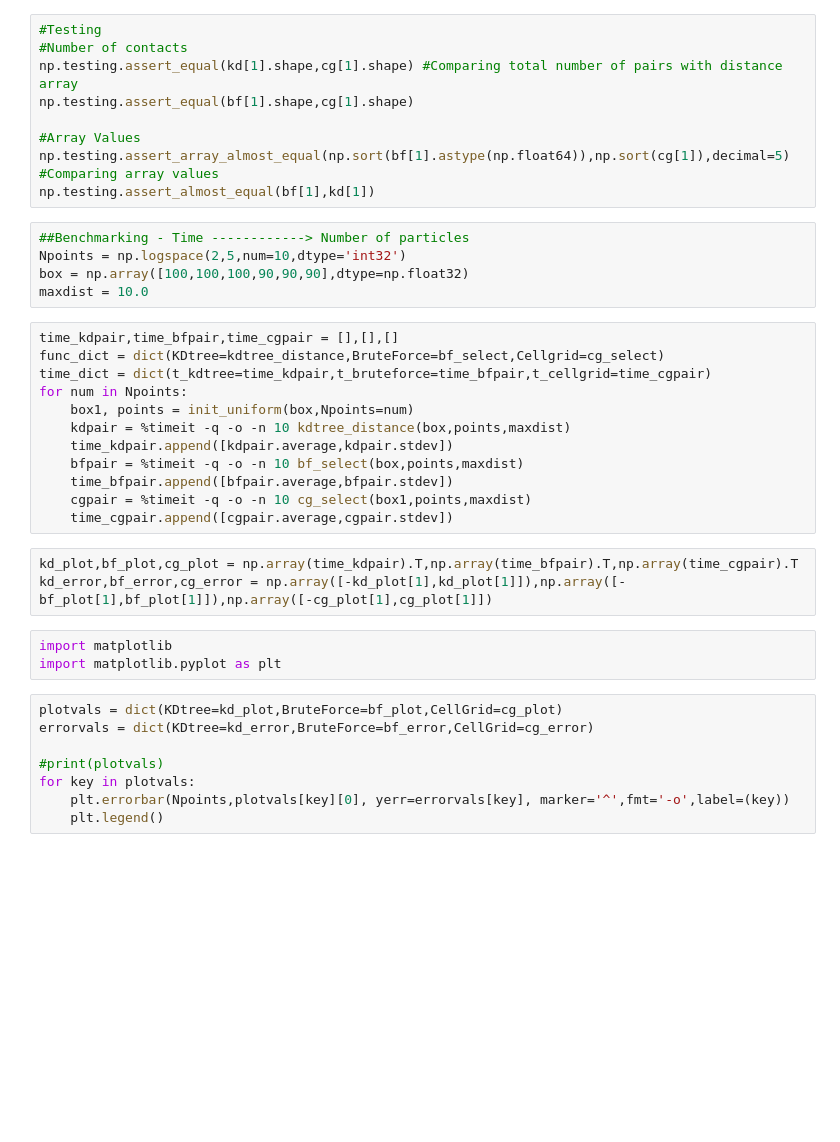
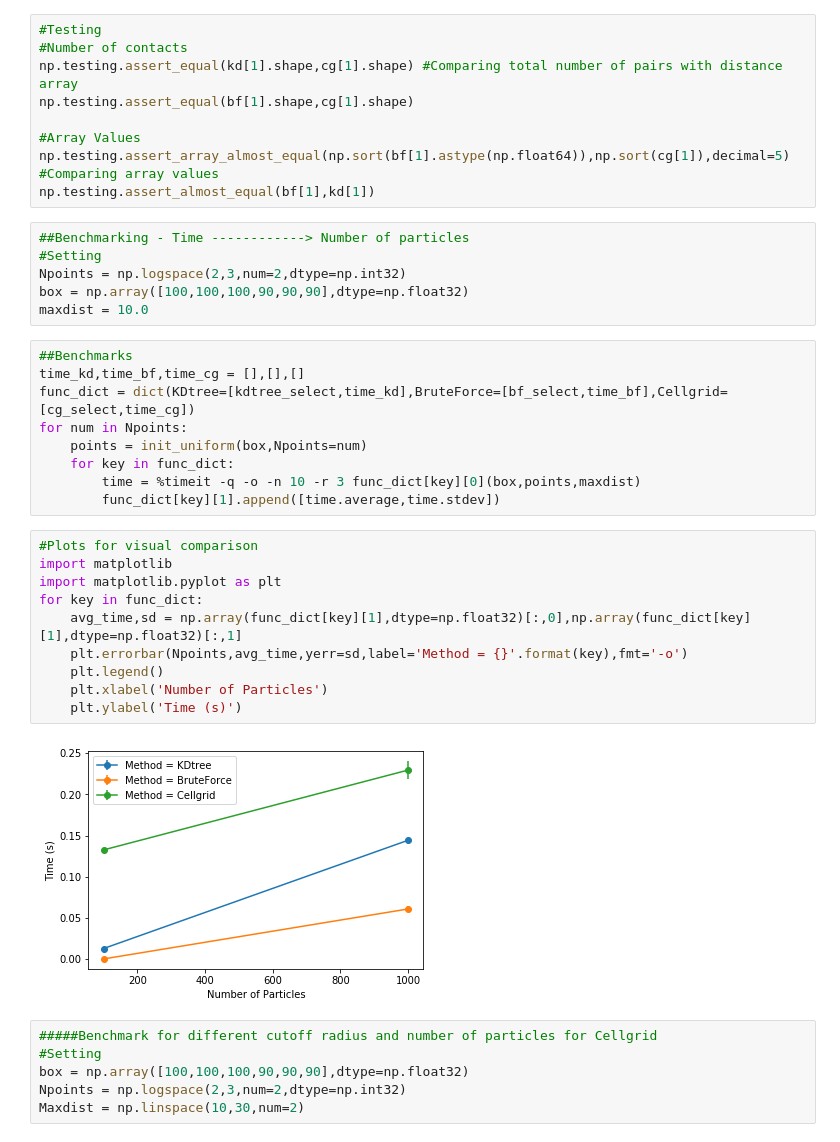
Before and after one commit to seb-buch/Benchmarks_Distance, a Jupyter notebook: Notebooks/BM_PairContact.ipynb, the cells around one changed output. Cells and saved outputs as stored; diff of their text form; blank space fills up the shorter version.

Commit message:
Benchmarks with quick comparisons

```diff
--- a/Notebooks/BM_PairContact.ipynb
+++ b/Notebooks/BM_PairContact.ipynb
@@ -62,32 +63,34 @@ np.testing.assert_array_almost_equal(np.sort(bf[1].astype(np.float64)),np.sort(c
 np.testing.assert_almost_equal(bf[1],kd[1])
 # %%
 ##Benchmarking - Time ------------> Number of particles
-Npoints = np.logspace(2,5,num=10,dtype='int32')
+#Setting
+Npoints = np.logspace(2,3,num=2,dtype=np.int32)
 box = np.array([100,100,100,90,90,90],dtype=np.float32)
 maxdist = 10.0
-# %%
-time_kdpair,time_bfpair,time_cgpair = [],[],[]
-func_dict = dict(KDtree=kdtree_distance,BruteForce=bf_select,Cellgrid=cg_select)
-time_dict = dict(t_kdtree=time_kdpair,t_bruteforce=time_bfpair,t_cellgrid=time_cgpair)
-for num in Npoints:
-    box1, points = init_uniform(box,Npoints=num)
-    kdpair = %timeit -q -o -n 10 kdtree_distance(box,points,maxdist)
-    time_kdpair.append([kdpair.average,kdpair.stdev])
-    bfpair = %timeit -q -o -n 10 bf_select(box,points,maxdist)
-    time_bfpair.append([bfpair.average,bfpair.stdev])
-    cgpair = %timeit -q -o -n 10 cg_select(box1,points,maxdist)
-    time_cgpair.append([cgpair.average,cgpair.stdev])
-# %%
-kd_plot,bf_plot,cg_plot = np.array(time_kdpair).T,np.array(time_bfpair).T,np.array(time_cgpair).T
-kd_error,bf_error,cg_error = np.array([-kd_plot[1],kd_plot[1]]),np.array([-bf_plot[1],bf_plot[1]]),np.array([-cg_plot[1],cg_plot[1]])
-# %%
-import matplotlib
-import matplotlib.pyplot as plt
-# %%
-plotvals = dict(KDtree=kd_plot,BruteForce=bf_plot,CellGrid=cg_plot)
-errorvals = dict(KDtree=kd_error,BruteForce=bf_error,CellGrid=cg_error)
-
-#print(plotvals)
-for key in plotvals:
-    plt.errorbar(Npoints,plotvals[key][0], yerr=errorvals[key], marker='^',fmt='-o',label=(key))
-    plt.legend()
+# %%
+##Benchmarks
+time_kd,time_bf,time_cg = [],[],[]
+func_dict = dict(KDtree=[kdtree_select,time_kd],BruteForce=[bf_select,time_bf],Cellgrid=[cg_select,time_cg])
+for num in Npoints:
+    points = init_uniform(box,Npoints=num)
+    for key in func_dict:
+        time = %timeit -q -o -n 10 -r 3 func_dict[key][0](box,points,maxdist)
+        func_dict[key][1].append([time.average,time.stdev])
+# %%
+#Plots for visual comparison
+import matplotlib
+import matplotlib.pyplot as plt
+for key in func_dict:
+    avg_time,sd = np.array(func_dict[key][1],dtype=np.float32)[:,0],np.array(func_dict[key][1],dtype=np.float32)[:,1]
+    plt.errorbar(Npoints,avg_time,yerr=sd,label='Method = {}'.format(key),fmt='-o')
+    plt.legend()
+    plt.xlabel('Number of Particles')
+    plt.ylabel('Time (s)')
+# %% [output]
+[figure, added]
+# %%
+#####Benchmark for different cutoff radius and number of particles for Cellgrid
+#Setting
+box = np.array([100,100,100,90,90,90],dtype=np.float32)
+Npoints = np.logspace(2,3,num=2,dtype=np.int32)
+Maxdist = np.linspace(10,30,num=2)
```
Also changed, not shown: parts of 8 cells of this notebook, 2 other files.
